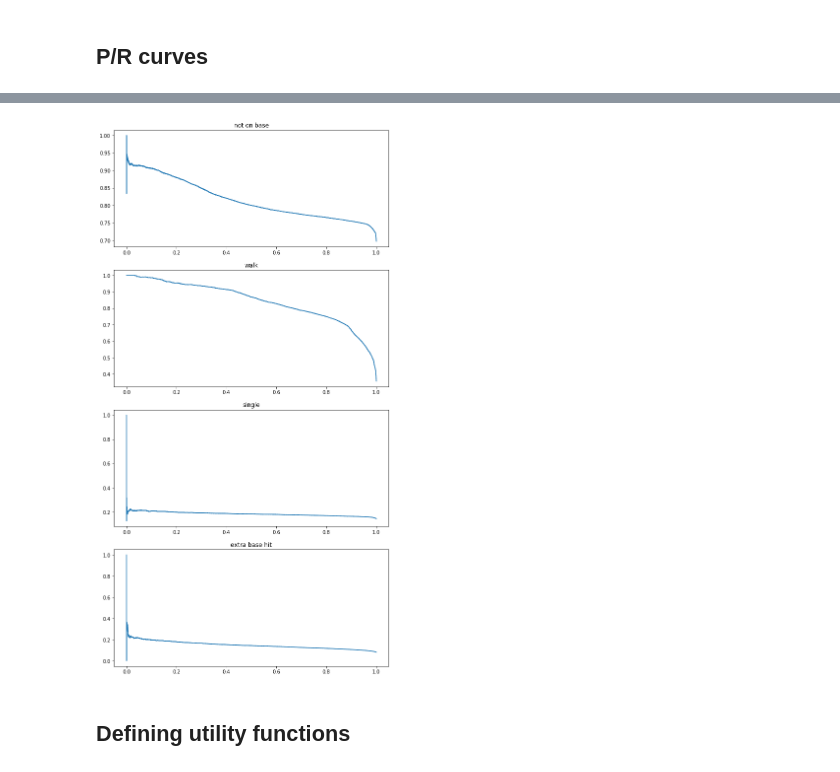
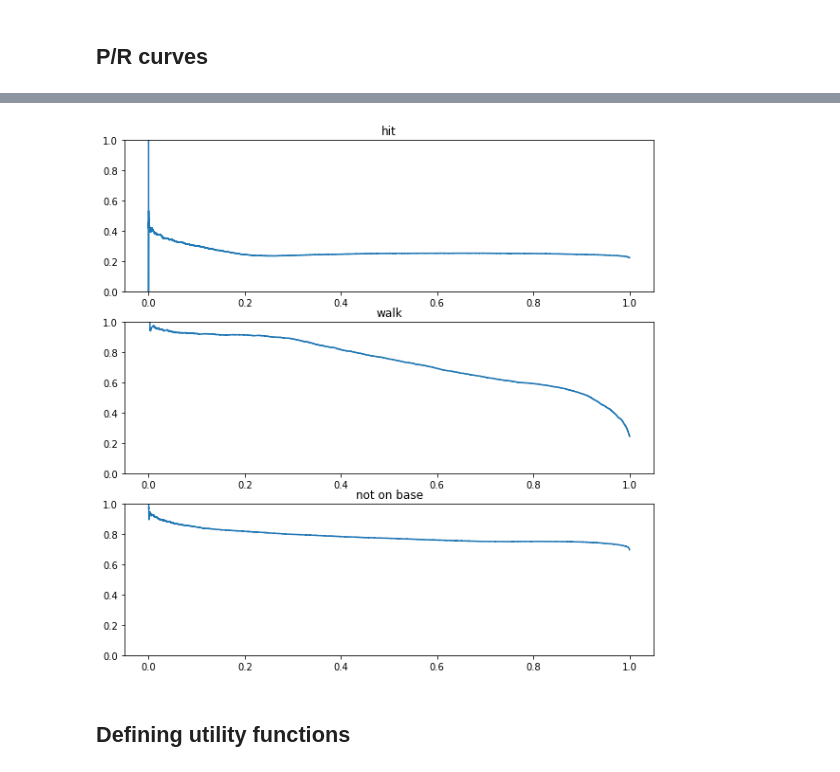
Before and after one commit to dantegates/mlb-statcast, a Jupyter notebook: deep-learning.ipynb, the cells around one changed output, grey strips where cells are left out. Saved outputs shown, nothing was run; the diff lists cells and outputs as text; code cells hidden in the pictures.

Commit message:
just predicting walk, hit, not-on-base

```diff
--- a/deep-learning.ipynb
+++ b/deep-learning.ipynb
@@ -774,7 +750,7 @@ X = keras.layers.Concatenate()([
     pitcher_embedding,
     batter_embedding
 ])
-X = keras.layers.Dense(len(set(target_events.values())) + 1, activation='softmax', name='y')(X)
+X = keras.layers.Dense(len(target_events) + 1, activation='softmax', name='y')(X)
 
 hybrid_model = keras.models.Model(
     inputs=[numeric_input] + list(categorical_inputs),
@@ -800,11 +776,2 @@ Trainable params: 11,445
 Non-trainable params: 126
 __________________________________________________________________________________________________
-# %%
-from sklearn.utils.class_weight import compute_class_weight
-y = np.concatenate([y for _, y, _ in batches])
-class_weights = compute_class_weight(
-    'balanced',
-    np.unique(np.argmax(y, axis=1)),
-    np.argmax(y, axis=1)
-)
-class_weights
@@ -813,5 +778,5 @@ array([0.35970091, 3.06127016, 1.74657897, 3.11815054])
 # %%
-hybrid_model.compile(loss=loss, optimizer='adam')
+hybrid_model.compile(loss='categorical_crossentropy', optimizer='adam')
 # %%
 L = []
 def g():
@@ -822,5 +787,5 @@ def g():
                 L.append(None)
                 continue
             yield X, y
-hybrid_model.fit_generator(g(), steps_per_epoch=len(batches), epochs=10)
+hybrid_model.fit_generator(g(), steps_per_epoch=len(batches), epochs=3)
 # %% [output]
@@ -861,26 +815,23 @@ array([0.69502186, 0.08166545, 0.14313696, 0.08017573])
 # %%
 import matplotlib.pyplot as plt
 from sklearn.metrics import precision_recall_curve
 %matplotlib inline
 
-fig, axs = plt.subplots(len(set(target_events.values())) + 1, 1, figsize=(10, 20))
+fig, axs = plt.subplots(3, 1, figsize=(10, 10))
 
-cats = {
-    0: 'not on base',
-    1: 'walk',
-    2: 'single',
-    3: 'extra base hit'
-}
-for ax, (idx, event) in zip(axs, cats.items()):
+for ax_idx, (event, idx) in enumerate(target_events.items()):
     p, r, t = precision_recall_curve(y_all[:, idx], preds[:, idx])
+    ax = axs[ax_idx]
     ax.plot(r, p)
     ax.set_title(event)
+    ax.set_ylim([0, 1])
 
-# p, r, t = precision_recall_curve(y_all[:, 0], preds[:, 0])
-# axs[2, 1].plot(r, p)
-# _ = axs[2, 1].set_title('not on base')
+p, r, t = precision_recall_curve(y_all[:, 0], preds[:, 0])
+axs[2].plot(r, p)
+axs[2].set_ylim([0, 1])
+_ = axs[2].set_title('not on base')
 # %% [output]
-[figure, old version]
+[figure, new version]
 # %% [markdown]
 ## Defining utility functions
 # %%
```
Also changed, not shown: parts of 43 cells of this notebook.
